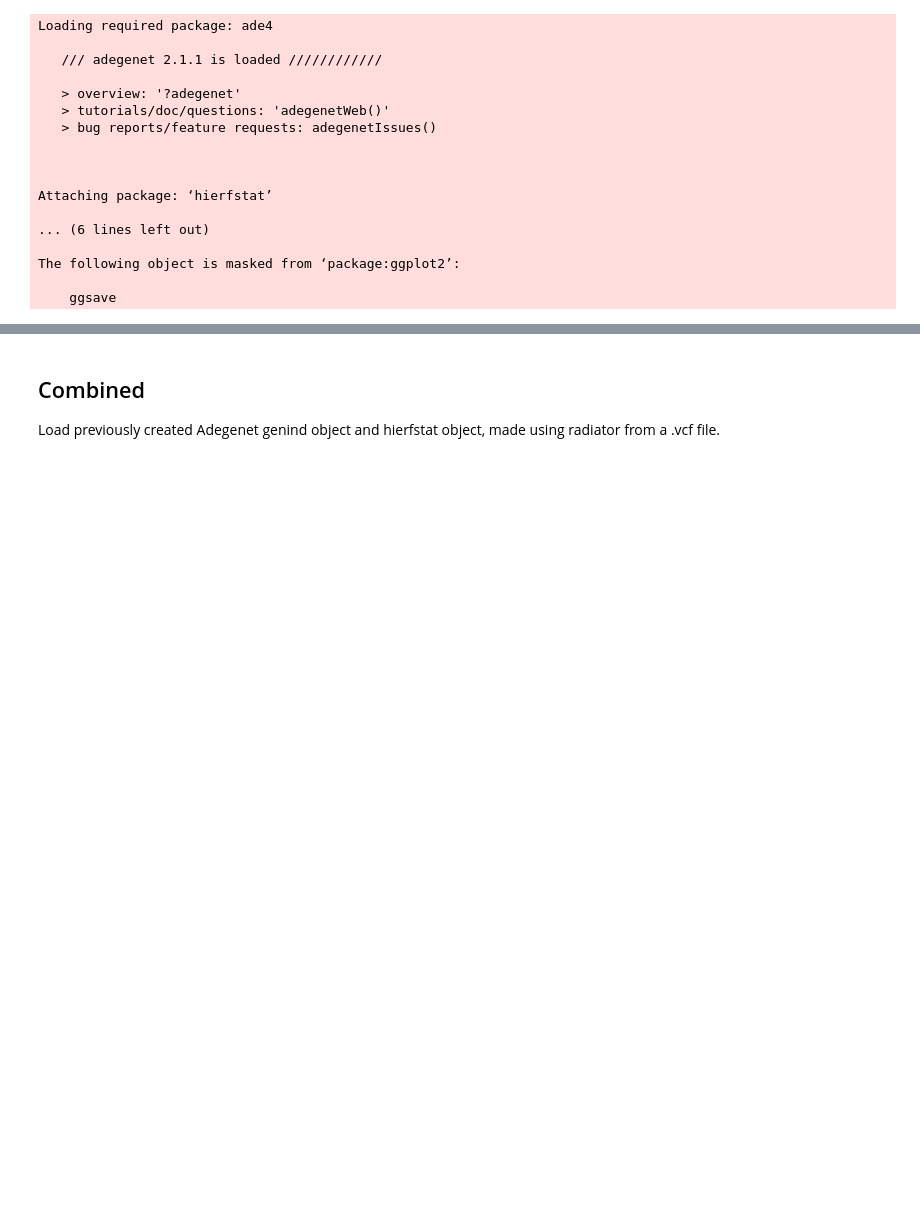
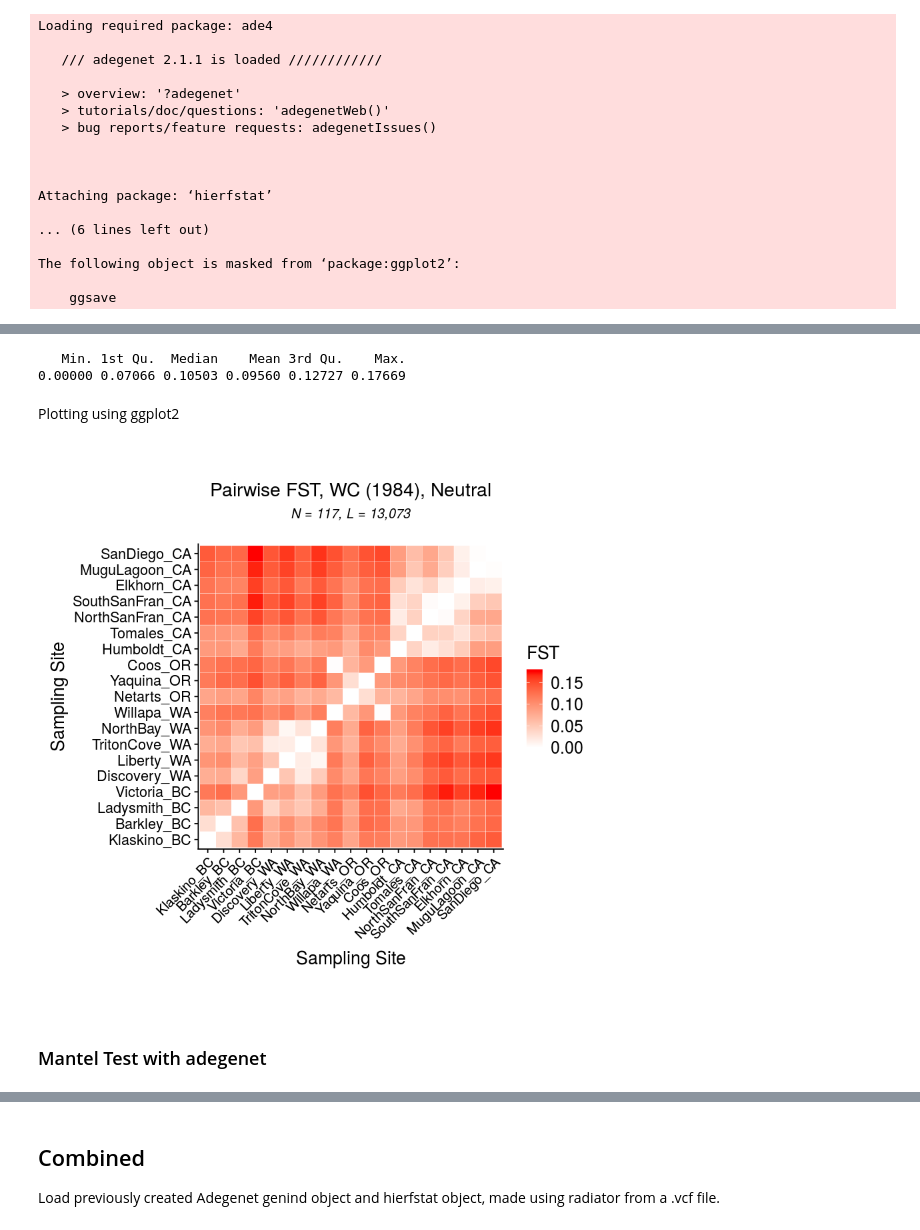
Before and after one commit to ksil91/Ostrea_PopStructure, a Jupyter notebook: Analysis/Fst.ipynb, the cells around one changed output, grey strips where cells are left out. Saved outputs shown, nothing was run; the diff lists cells and outputs as text; code cells hidden in the pictures; blank space fills up the shorter version.

```diff
--- a/Analysis/Fst.ipynb
+++ b/Analysis/Fst.ipynb
@@ -28,0 +65,6 @@ The following object is masked from ‘package:ggplot2’:
+# %%
+gindF.fst.mat.triN <- as.matrix(fst.mat)
+colnames(gindF.fst.mat.triN) <- pop_order
+rownames(gindF.fst.mat.triN) <- pop_order
+## save to a file, so you don't have to wait forever again
+write.table(gindF.fst.mat.triN, file="OL-t10x45m75-maf025-NeutI2-Pop.pwfst",row.names = T,col.names = T)
@@ -28,0 +74,2 @@ The following object is masked from ‘package:ggplot2’:
+# %%
+meltedN <- melt(gindF.fst.mat.triN, na.rm =TRUE)
@@ -28,0 +96,22 @@ The following object is masked from ‘package:ggplot2’:
+# %%
+#Average pairwise Fst
+summary(meltedN$value)
+# %% [output]
+   Min. 1st Qu.  Median    Mean 3rd Qu.    Max.
+0.00000 0.07066 0.10503 0.09560 0.12727 0.17669
+# %% [markdown]
+Plotting using ggplot2
+# %%
+neutral <- ggplot(data = meltedN, aes(Var2, Var1, fill = value))+ geom_tile(color = "white")+
+  scale_fill_gradient(low = "white", high = "red", name="FST")  +
+  ggtitle(expression(atop("Pairwise FST, WC (1984), Neutral", atop(italic("N = 117, L = 13,073"), ""))))+
+  labs( x = "Sampling Site", y = "Sampling Site") +
+  theme(axis.text.x = element_text(angle = 45, vjust = 1, size = 12, hjust = 1),axis.text.y = element_text(size = 13)) +
+  theme(axis.title = element_text(size = 16),legend.text = element_text(size =15), legend.title = element_text(size =16)) +
+  theme(plot.title = element_text(size = 17)) +
+coord_fixed()
+neutral
+# %% [output]
+[figure, added]
+# %% [markdown]
+### Mantel Test with adegenet
```
Also changed, not shown: parts of 203 cells of this notebook, 1 other file.
